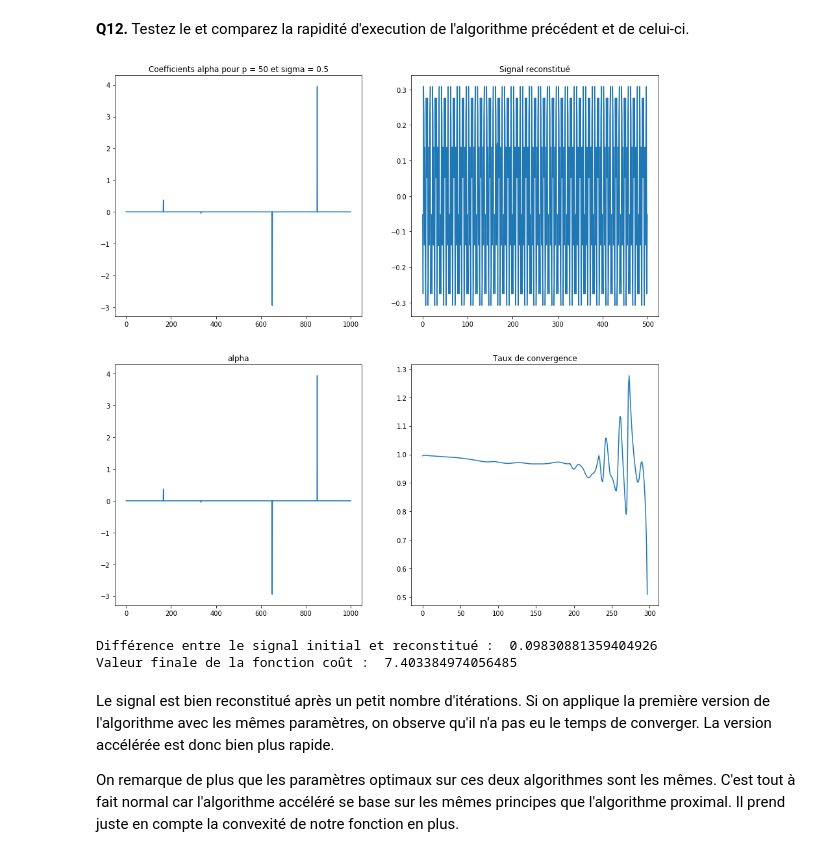
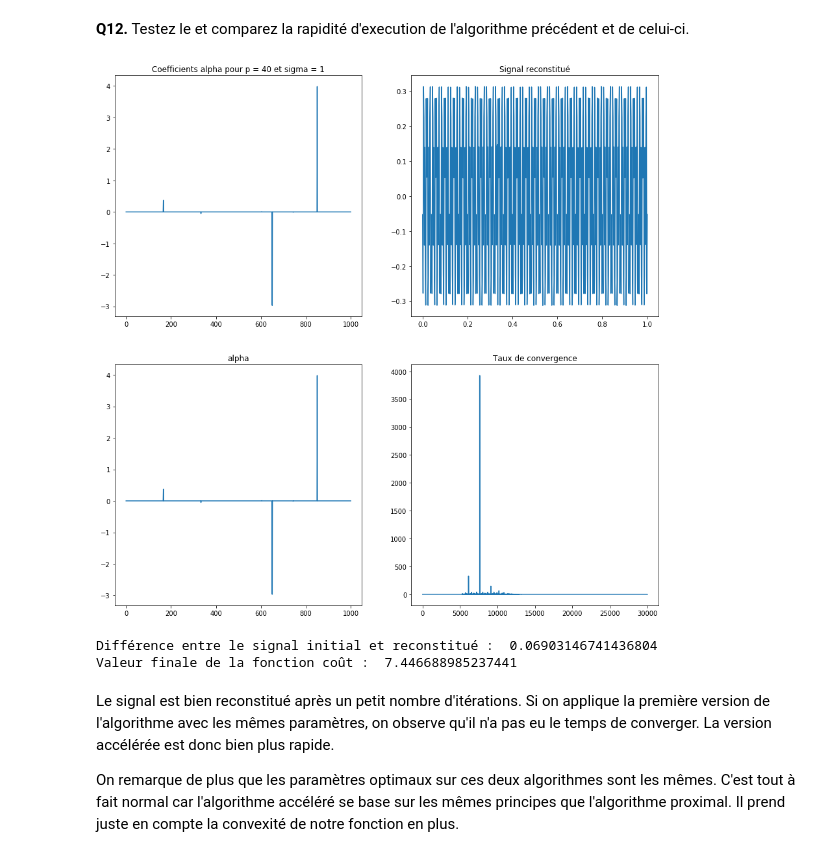
Before and after one commit to PaulCharnay/Opti_4A_S2, a Jupyter notebook: TP2_CompressiveSensing.ipynb, the cells around one changed output. Drawn from its saved outputs; the diff is of its cells as text; code cells hidden in the pictures.

Commit message:
Abscisses plots, tentatives infructueuses de convergence

```diff
--- a/TP2_CompressiveSensing.ipynb
+++ b/TP2_CompressiveSensing.ipynb
@@ -411,7 +411,7 @@ for i in range(nit + 1):
     CF.append(npl.norm(alpha, 1) + sigma / 2 * (npl.norm(np.dot(A, x) - y)) ** 2)
     alpha = prox(alpha - 1 / L * sigma * PsiT(A.T.dot(A.dot(Psi(alpha)) - y)), 1 / L)
 
-    if i == 0:
+    if i == 0:  # Création des plots
         line1, = ax[0].plot(range(alpha.shape[0]), alpha)
         line2, = ax[1].plot(x_plot, x)
         ax[0].set_title("Alpha à l'itération 1")
@@ -419,14 +419,15 @@ for i in range(nit + 1):
         fig.canvas.draw()
         fig.canvas.flush_events()
         plt.pause(1)
-    elif i % 20 == 0:  # Refresh du signal toutes les 20 itérations
+    elif i % 25 == 0:  # Refresh du signal toutes les 25 itérations
         line1.set_ydata(alpha)
         ax[0].set_title("Alpha à l'itération " + str(i))
         line2.set_ydata(x)
         ax[1].set_title("Signal reconstitué à l'itération " + str(i))
         fig.canvas.draw()
         fig.canvas.flush_events()
-        plt.pause(5 / i)
+        if i <= 2500:
+            plt.pause(5 / i)
 
 plt.ioff()
 %matplotlib inline
@@ -510,7 +511,7 @@ def Nesterov(A, y, sigma, nit):
     cv_rate = np.zeros(nit-2)
     for k in range(nit):
         a = 1 / 2 * (t + np.sqrt(t ** 2 + 4 * t * B))
-        v = prox(alpha0 - g, B)
+        v = prox(alpha - g, B)
         w = (B * alpha + a * v) / (B + a)
         grad_J_w =  sigma * PsiT(A.T.dot(A.dot(Psi(w)) - y))
         alpha = prox(w - grad_J_w / L, 1 / L)
@@ -520,39 +521,39 @@ def Nesterov(A, y, sigma, nit):
         CF.append(npl.norm(alpha, 1) + sigma / 2 * (npl.norm(np.dot(A, Psi(alpha)) - y)) ** 2)
         alpha_k[k, :] = np.copy(alpha)
     x = Psi(alpha)
-    for j in range(len(cv_rate)):
-        cv_rate[j] = npl.norm(alpha_k[j+1, :]-alpha, 2)/npl.norm(alpha_k[j, :]-alpha, 2)
+    for j in range(len(cv_rate) - 1):
+        cv_rate[j] = npl.norm(alpha_k[j+1, :] - alpha, 2) / npl.norm(alpha_k[j, :] - alpha, 2)
     return alpha, x, CF, cv_rate
 # %% [markdown]
 **Q12.** Testez le et comparez la rapidité d'execution de l'algorithme précédent et de celui-ci.
 # %%
-sigma = 0.5
-p = 50
+sigma = 1
+p = 40
 A, y, x, n = Init(500, p)
-nit = 300
+nit = 30000
 
 alpha, xtilde, CF, cv_rate = Nesterov(A, y, sigma, nit)
 fig, ax = plt.subplots(2, 2, figsize=(15, 15))
 ax[0,0].plot(alpha)
 ax[0,0].set_title("Coefficients alpha pour p = " + str(p) + " et sigma = " + str(sigma))
 
-ax[0,1].plot(xtilde)
+ax[0,1].plot(np.linspace(0, 1, 500), xtilde)
 ax[0,1].set_title("Signal reconstitué")
 
 ax[1,0].plot(alpha)
 ax[1,0].set_title("alpha")
 
 ax[1,1].plot(cv_rate)
 ax[1,1].set_title("Taux de convergence")
 
 plt.show()
 dif = npl.norm(x - xtilde)
 print("Différence entre le signal initial et reconstitué : ", dif)
 print("Valeur finale de la fonction coût : ", CF[-1])
 # %% [output]
-[figure, old version]
+[figure, new version]
-Différence entre le signal initial et reconstitué :  0.09830881359404926
-Valeur finale de la fonction coût :  7.403384974056485
+Différence entre le signal initial et reconstitué :  0.06903146741436804
+Valeur finale de la fonction coût :  7.446688985237441
 # %% [markdown]
 Le signal est bien reconstitué après un petit nombre d'itérations.
 Si on applique la première version de l'algorithme avec les mêmes paramètres, on observe qu'il n'a pas eu le temps de converger. La version accélérée est donc bien plus rapide.
```
Also changed, not shown: parts of 3 cells of this notebook.
